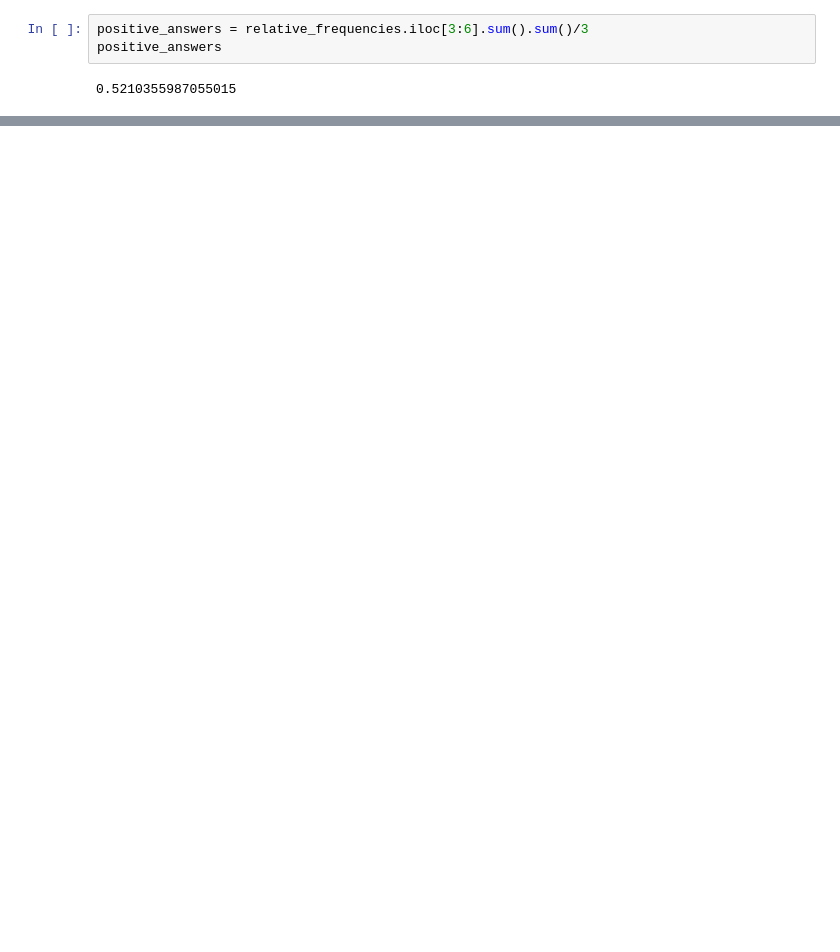
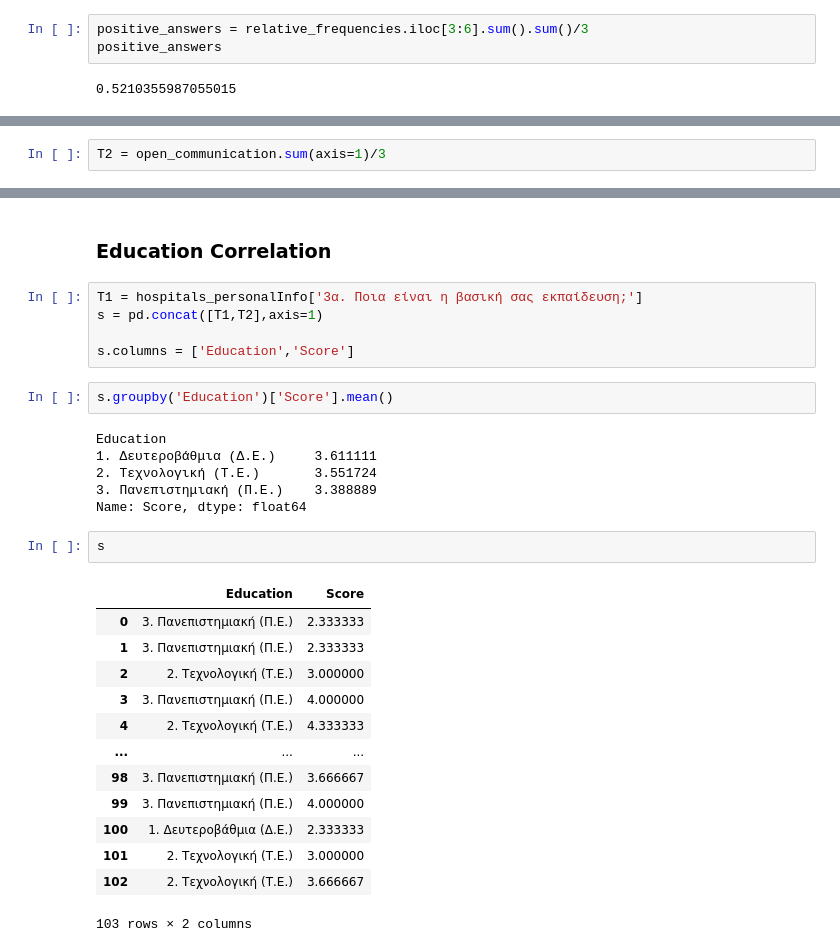
Before and after one commit to stathis99/Statistical-Analysis-for-Patient-Safety, a Jupyter notebook: 3. Results_Analysis.ipynb, the cells around one changed output, grey strips where cells are left out. Cells and saved outputs as stored; diff of their text form; blank space fills up the shorter version.

Commit message:
Correlation analysis for education and proffesion

```diff
--- a/3. Results_Analysis.ipynb
+++ b/3. Results_Analysis.ipynb
@@ -65,0 +78,2 @@ open_communication.describe()
+# %%
+T2 = open_communication.sum(axis=1)/3
@@ -65,0 +100,31 @@ open_communication.describe()
+# %% [markdown]
+### Education Correlation
+# %%
+T1 = hospitals_personalInfo['3α. Ποια είναι η βασική σας εκπαίδευση;']
+s = pd.concat([T1,T2],axis=1)
+
+s.columns = ['Education','Score']
+# %%
+s.groupby('Education')['Score'].mean()
+# %% [output]
+Education
+1. Δευτεροβάθμια (Δ.Ε.)     3.611111
+2. Τεχνολογική (Τ.Ε.)       3.551724
+3. Πανεπιστημιακή (Π.Ε.)    3.388889
+Name: Score, dtype: float64
+# %%
+s
+# %% [output]
+|  | Education | Score |
+| 0 | 3. Πανεπιστημιακή (Π.Ε.) | 2.333333 |
+| 1 | 3. Πανεπιστημιακή (Π.Ε.) | 2.333333 |
+| 2 | 2. Τεχνολογική (Τ.Ε.) | 3.000000 |
+| 3 | 3. Πανεπιστημιακή (Π.Ε.) | 4.000000 |
+| 4 | 2. Τεχνολογική (Τ.Ε.) | 4.333333 |
+| ... | ... | ... |
+| 98 | 3. Πανεπιστημιακή (Π.Ε.) | 3.666667 |
+| 99 | 3. Πανεπιστημιακή (Π.Ε.) | 4.000000 |
+| 100 | 1. Δευτεροβάθμια (Δ.Ε.) | 2.333333 |
+| 101 | 2. Τεχνολογική (Τ.Ε.) | 3.000000 |
+| 102 | 2. Τεχνολογική (Τ.Ε.) | 3.666667 |
+103 rows × 2 columns
```
Also changed, not shown: parts of 17 cells of this notebook, 1 other file.
